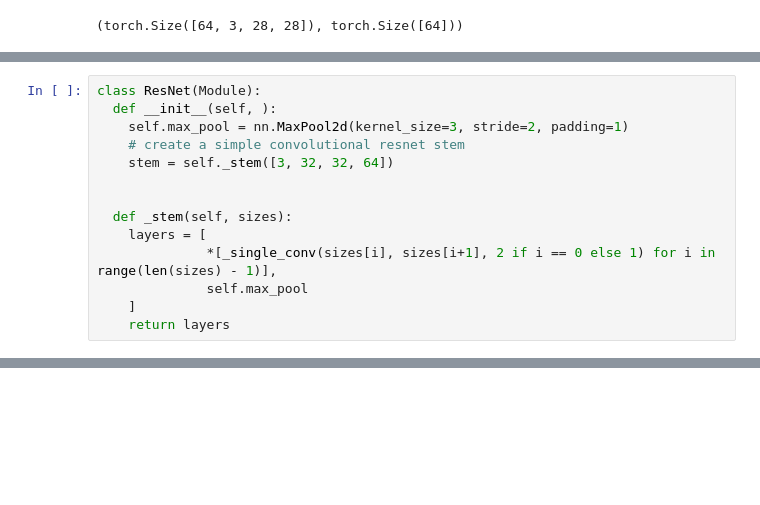
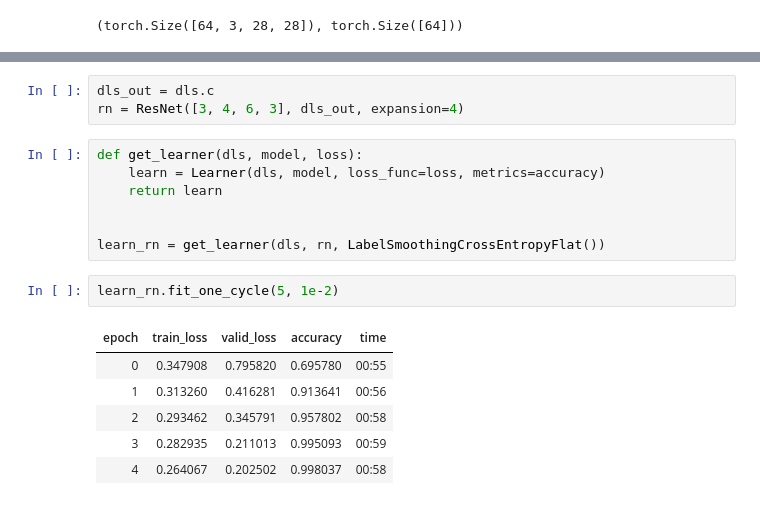
Before and after one commit to Nick-palmar/fast_book, a Jupyter notebook: 14_resnet_mnist.ipynb, the cells around one changed output, grey strips where cells are left out. Drawn from its saved outputs; the diff is of its cells as text; blank space fills up the shorter version.

Commit message:
complete resnet implementation and train on sample mnist

```diff
--- a/14_resnet_mnist.ipynb
+++ b/14_resnet_mnist.ipynb
@@ -102,14 +95,0 @@ class ResBlock(Module):
-# %%
-class ResNet(Module):
-  def __init__(self, ):
-    self.max_pool = nn.MaxPool2d(kernel_size=3, stride=2, padding=1)
-    # create a simple convolutional resnet stem
-    stem = self._stem([3, 32, 32, 64])
-
-
-  def _stem(self, sizes):
-    layers = [
-              *[_single_conv(sizes[i], sizes[i+1], 2 if i == 0 else 1) for i in range(len(sizes) - 1)],
-              self.max_pool
-    ]
-    return layers
@@ -115,0 +155,19 @@ class ResNet(Module):
+# %%
+dls_out = dls.c
+rn = ResNet([3, 4, 6, 3], dls_out, expansion=4)
+# %%
+def get_learner(dls, model, loss):
+    learn = Learner(dls, model, loss_func=loss, metrics=accuracy)
+    return learn
+
+
+learn_rn = get_learner(dls, rn, LabelSmoothingCrossEntropyFlat())
+# %%
+learn_rn.fit_one_cycle(5, 1e-2)
+# %% [output]
+| epoch | train_loss | valid_loss | accuracy | time |
+| 0 | 0.347908 | 0.795820 | 0.695780 | 00:55 |
+| 1 | 0.313260 | 0.416281 | 0.913641 | 00:56 |
+| 2 | 0.293462 | 0.345791 | 0.957802 | 00:58 |
+| 3 | 0.282935 | 0.211013 | 0.995093 | 00:59 |
+| 4 | 0.264067 | 0.202502 | 0.998037 | 00:58 |
```
Also changed, not shown: parts of 10 cells of this notebook.
